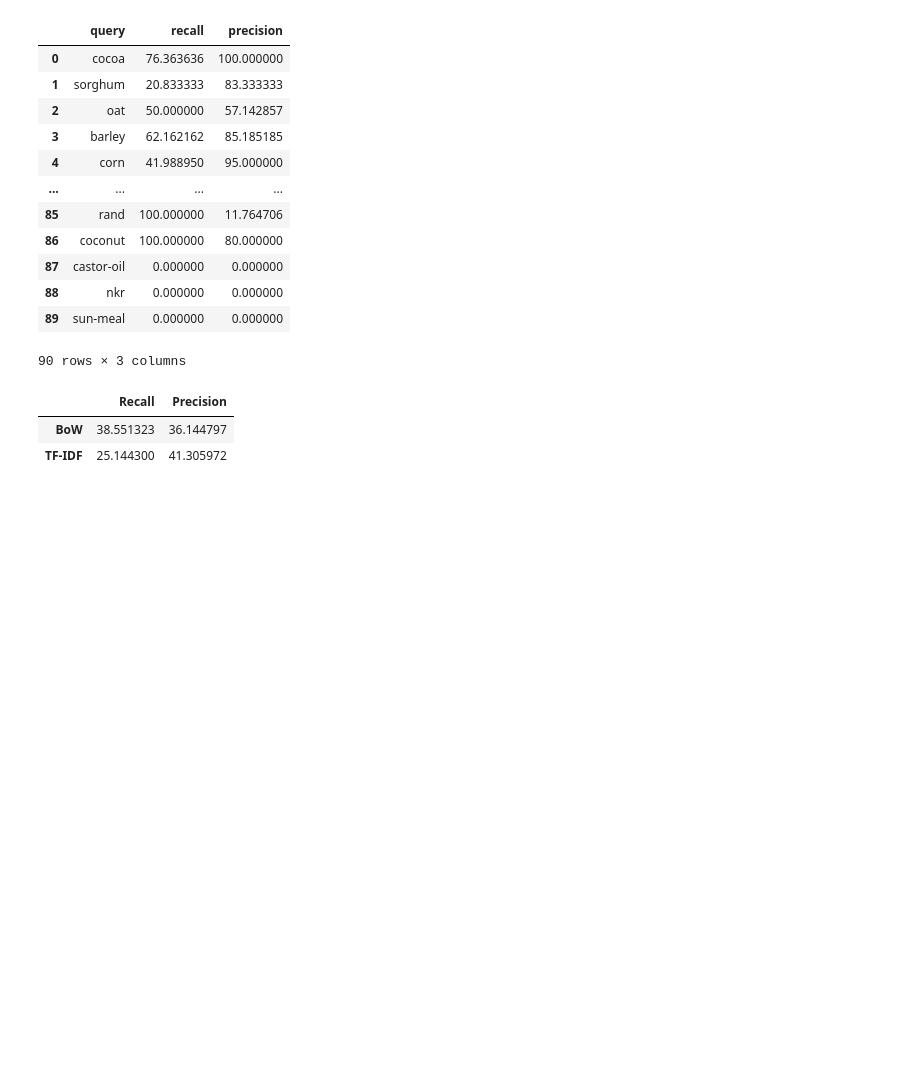
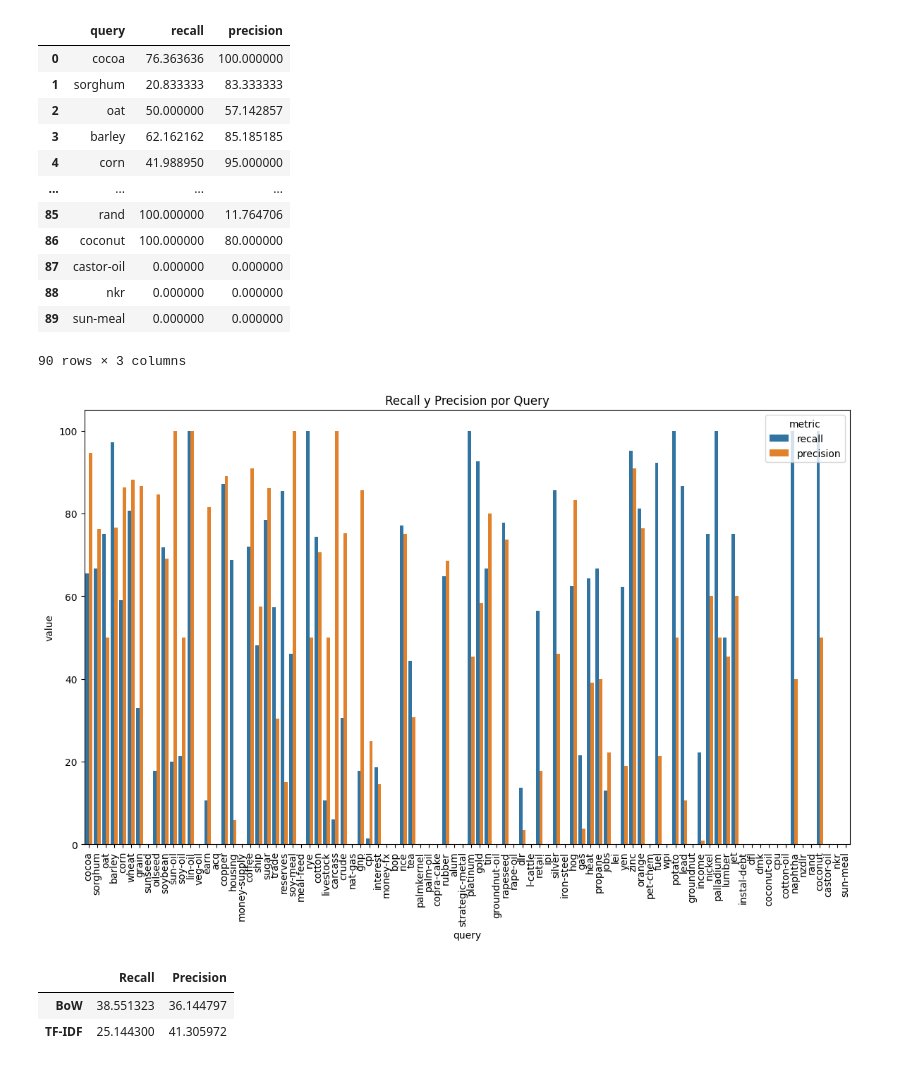
Before and after one commit to Ericksp2001/retrieval_system_reuters, a Jupyter notebook: metrics.ipynb, the cells around one changed output. Cells and saved outputs as stored; diff of their text form; code cells hidden in the pictures; blank space fills up the shorter version.

```diff
--- a/metrics.ipynb
+++ b/metrics.ipynb
@@ -157,6 +159,15 @@ df_predictions_tf_idf
 | 88 | nkr | 0.000000 | 0.000000 |
 | 89 | sun-meal | 0.000000 | 0.000000 |
 90 rows × 3 columns
+# %%
+df_melted = df_predictions_bow.melt(id_vars='query', value_vars=['recall', 'precision'], var_name='metric', value_name='value')
+plt.figure(figsize=(14, 8))
+sns.barplot(x='query', y='value', hue='metric', data=df_melted)
+plt.xticks(rotation=90)
+plt.title('Recall y Precision por Query')
+plt.show()
+# %% [output]
+[figure, added]
 # %%
 promedio_recall_bow = df_predictions_bow['recall'].mean()
 promedio_precision_bow = df_predictions_bow['precision'].mean()
```
Also changed, not shown: parts of 1 cell of this notebook.
